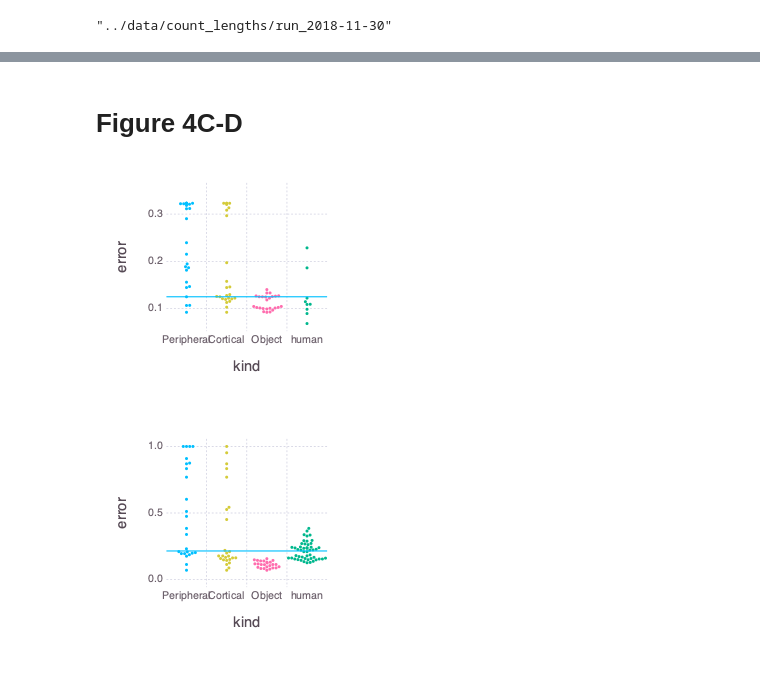
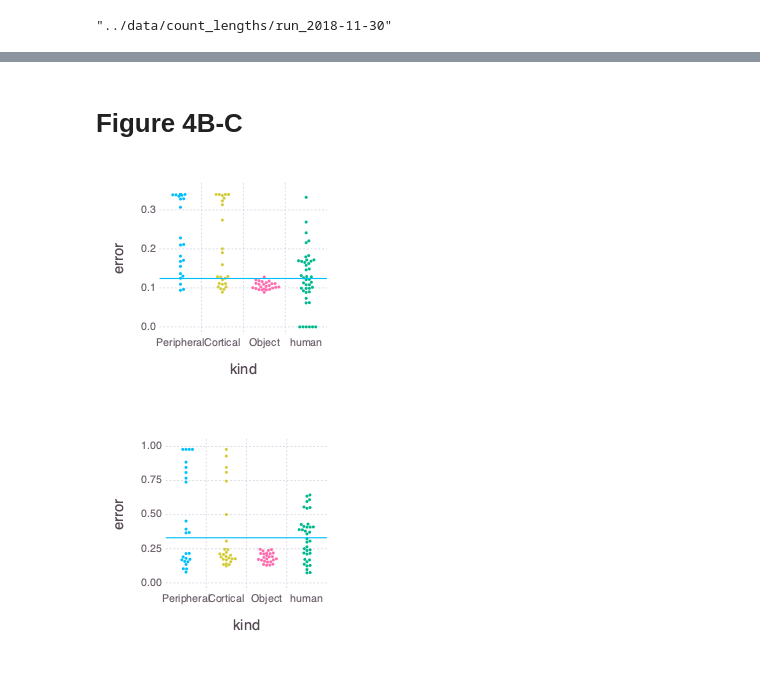
Before and after one commit to haberdashPI/bistable, a Jupyter notebook: notebooks/Figures 2-4.ipynb, the cells around one changed output, grey strips where cells are left out. Drawn from its saved outputs; the diff is of its cells as text; code cells hidden in the pictures.

Commit message:
New data working with figures 2-4

```diff
--- a/notebooks/Figures 2-4.ipynb
+++ b/notebooks/Figures 2-4.ipynb
@@ -375,7 +295,7 @@ df_all = vcat(results...);
 # %%
 fields = [:f_c_a,:f_c_m,:f_c_σ,:s_c_a,:s_c_m,:s_c_σ,:t_c_a,:t_c_m,:t_c_σ]
 progress = Progress(nrow(unique(params_all[fields])))
-herr = human_error(resample=10_000,N=N_for_pressnitzer_hupe_2006)
+herr = human_error()
 df_summary_all = by(params_all,fields) do row
     next!(progress)
     err = model_error(df_all,params_all;(k => row[1,k] for k in fields)...)
@@ -551,20 +471,20 @@ SVG(66.03999999999999mm, 63.5mm, IOBuffer(data=UInt8[...], readable=true, writab
 # %% [markdown]
-# Figure 4C-D
+# Figure 4B-C
 # %%
-hstr,hlen = human_error_by_sid(resample=50,N=N_for_pressnitzer_hupe_2006);
+hstr,hlen = human_error_by_sid();
 dfstr_mul = vcat(DataFrame(kind=dfplot.level,error=dfplot.stream_error),DataFrame(kind="human",error=hstr.x1));
 dflen_mul = vcat(DataFrame(kind=dfplot.level,error=dfplot.length_error),DataFrame(kind="human",error=hlen.x1));
 # %%
 strplot = plot(dfstr_mul,y=:error,x=:kind,color=:kind,intercept=[mean(hstr.x1)],slope=[0],Geom.abline,Geom.beeswarm(padding=0.05mm),
     Coord.cartesian(ymax=0.35),Theme(key_position=:none,point_size=0.4mm),Guide.xticks(orientation=:horizontal))
 draw(PNG(2.6inch,2.5inch),strplot)
-draw(PDF(joinpath(plotdir,"fig4C.pdf"),2.6inch,2.5inch),strplot)
+draw(PDF(joinpath(plotdir,"fig4C.pdf"),3.2inch,2.5inch),strplot)
 # %% [output]
-[figure, old version]
+[figure, new version]
 # %%
 strplot = plot(dflen_mul,y=:error,x=:kind,color=:kind,intercept=[mean(hlen.x1)],slope=[0],Geom.abline,
     Geom.beeswarm(padding=0.05mm),Theme(key_position=:none,point_size=0.4mm),Guide.xticks(orientation=:horizontal))
 draw(PNG(2.6inch,2.5inch),strplot)
-draw(PDF(joinpath(plotdir,"fig4D.pdf"),2.6inch,2.5inch),strplot)
+draw(PDF(joinpath(plotdir,"fig4D.pdf"),3.2inch,2.5inch),strplot)
 # %% [output]
-[figure, old version]
+[figure, new version]
```
Also changed, not shown: parts of 47 cells of this notebook, 12 other files.
